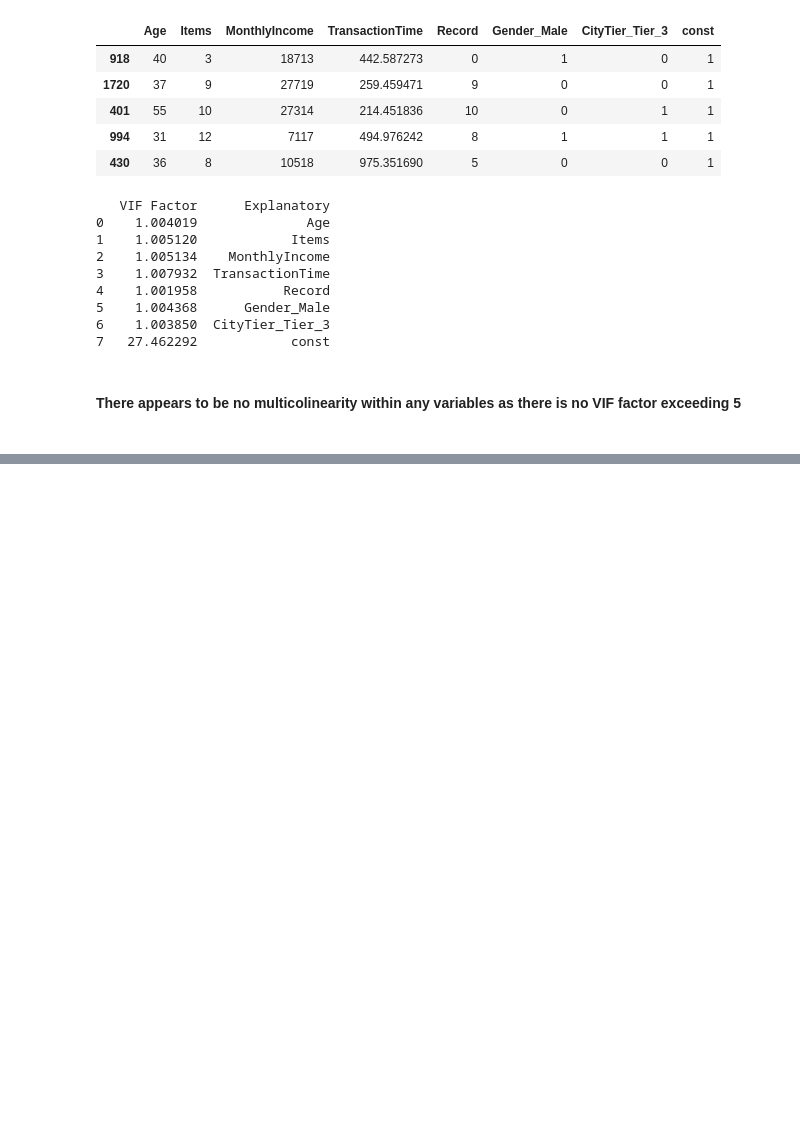
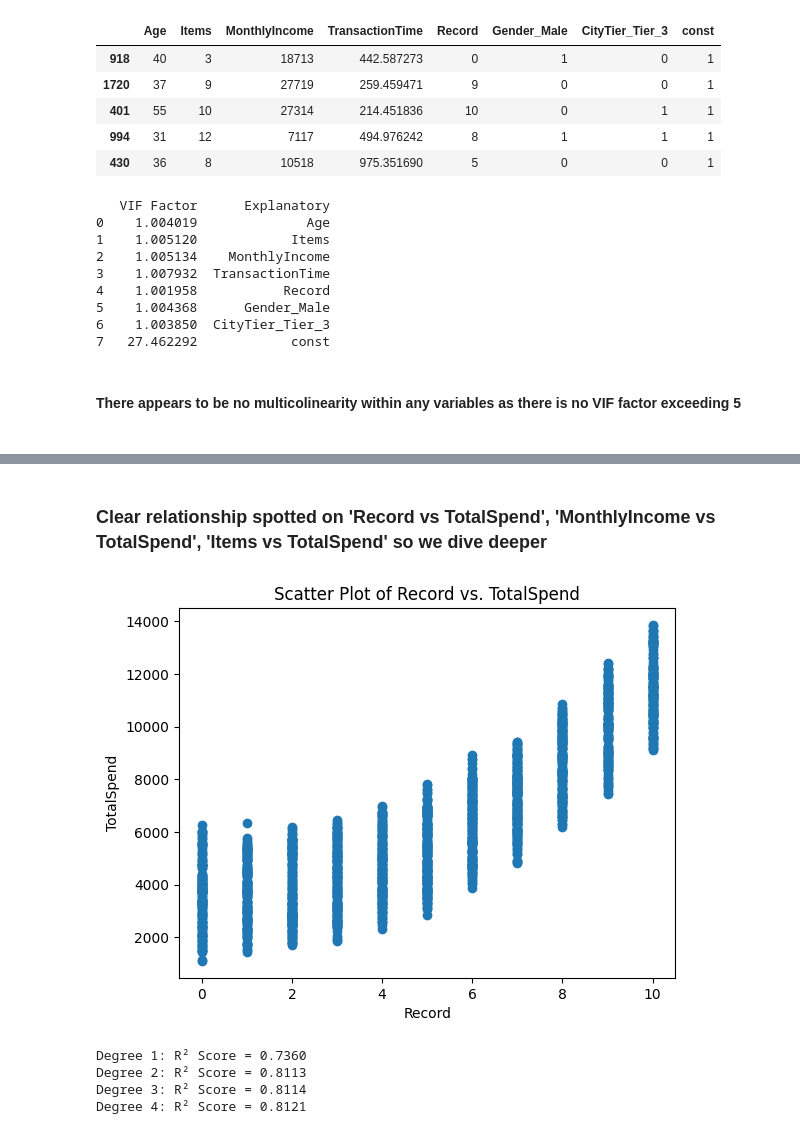
Before and after one commit to LAIN-21/linear_regression_lab, a Jupyter notebook: LAB_FILES/Linear_Regression_LAB (1).ipynb, the cells around one changed output, grey strips where cells are left out. Drawn from its saved outputs; the diff is of its cells as text; code cells hidden in the pictures; blank space fills up the shorter version.

Commit message:
Polynomial Analysis

```diff
--- a/LAB_FILES/Linear_Regression_LAB (1).ipynb
+++ b/LAB_FILES/Linear_Regression_LAB (1).ipynb
@@ -303,0 +320,29 @@ print(vif)
+# %% [markdown]
+<h3>Clear relationship spotted on 'Record vs TotalSpend', 'MonthlyIncome vs TotalSpend', 'Items vs TotalSpend' so we dive deeper
+# %%
+plt.scatter(train_data['Record'], train_data['TotalSpend'])
+plt.xlabel('Record')
+plt.ylabel('TotalSpend')
+plt.title('Scatter Plot of Record vs. TotalSpend')
+plt.show()
+# %% [output]
+[figure, added]
+# %%
+#We fit from 1 to 4 degrees to check the polynomial relationship
+# Example for one predictor
+X = train_data['Record'].values.reshape(-1, 1)
+y = train_data['TotalSpend']
+
+# Fit polynomial models of increasing degree and compare R²
+for degree in [1, 2, 3, 4]:
+    poly_features = PolynomialFeatures(degree=degree)
+    X_poly = poly_features.fit_transform(X)
+    model = LinearRegression()
+    model.fit(X_poly, y)
+    y_pred = model.predict(X_poly)
+    print(f'Degree {degree}: R² Score = {r2_score(y, y_pred):.4f}')
+# %% [output]
+Degree 1: R² Score = 0.7360
+Degree 2: R² Score = 0.8113
+Degree 3: R² Score = 0.8114
+Degree 4: R² Score = 0.8121
```
Also changed, not shown: parts of 11 cells of this notebook.
